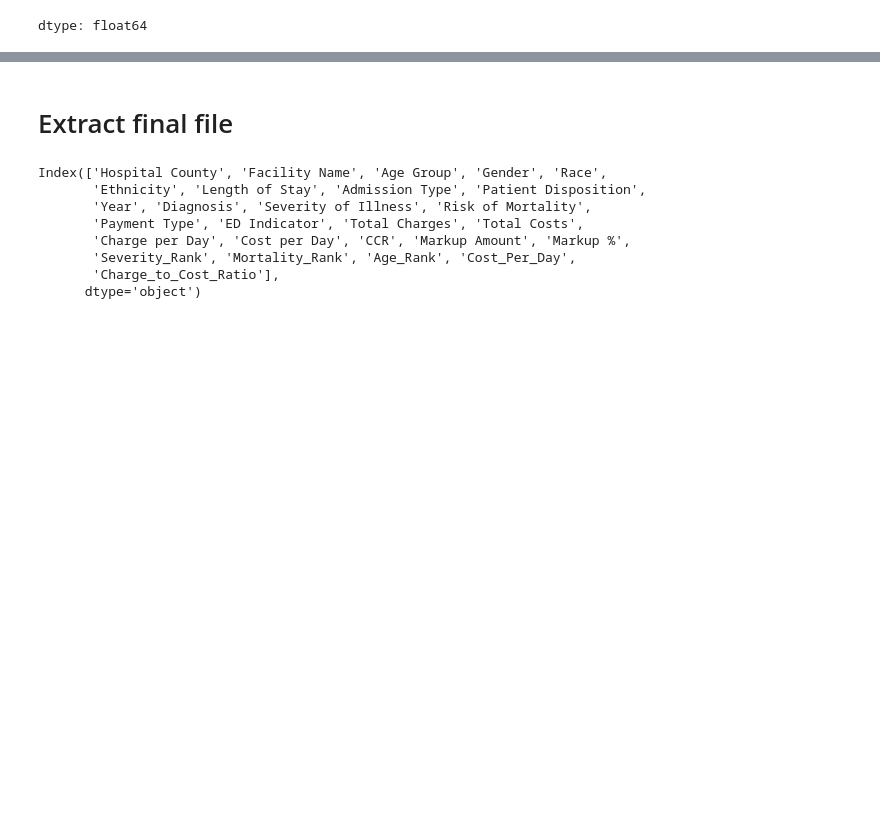
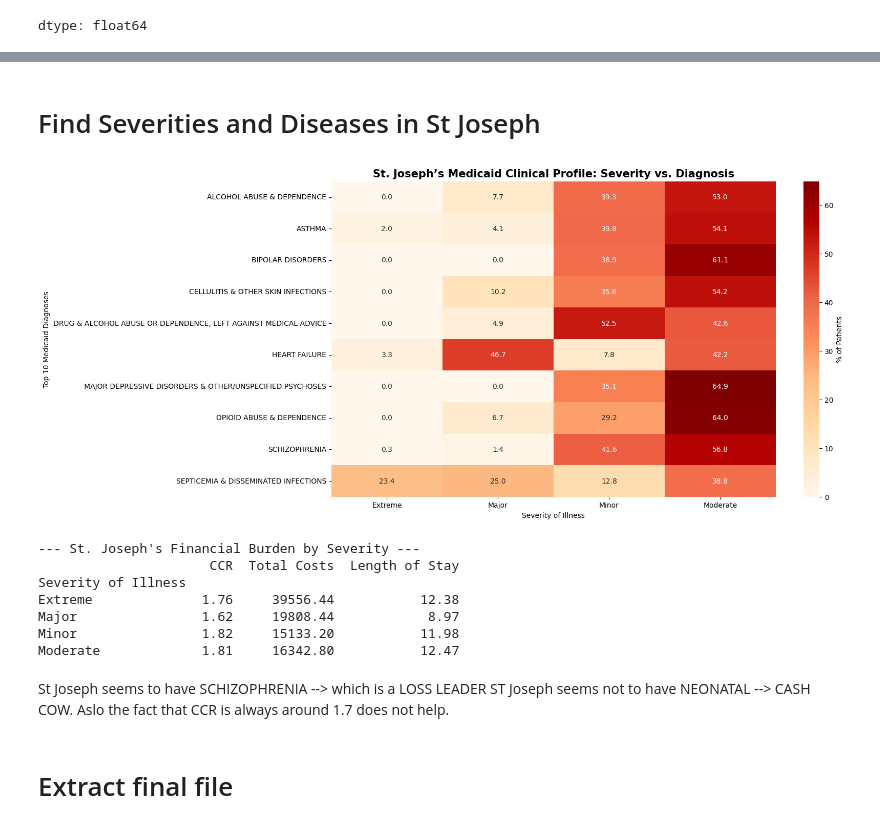
Before and after one commit to kpsalida/HospitalDischarges_Visualization, a Jupyter notebook: viz_eda.ipynb, the cells around one changed output, grey strips where cells are left out. Saved outputs shown, nothing was run; the diff lists cells and outputs as text; code cells hidden in the pictures; blank space fills up the shorter version.

```diff
--- a/viz_eda.ipynb
+++ b/viz_eda.ipynb
@@ -2156,16 +2167,55 @@ dtype: float64
+# %% [markdown]
+# Find Severities and Diseases in St Joseph
+# %%
+
+# 1. Filter for St. Joseph's Medicaid only
+stj_medicaid = df[(df['Payment Type'] == 'Medicaid') &
+                  (df['Facility Name'].str.contains("St. Joseph", na=False))].copy()
+
+# 2. Identify their Top 10 Diagnoses by volume
+stj_top_10 = stj_medicaid['Diagnosis'].value_counts().nlargest(10).index
+stj_subset = stj_medicaid[stj_medicaid['Diagnosis'].isin(stj_top_10)]
+
+# 3. Create the Mix (Cross-tab)
+stj_mix = pd.crosstab(
+    stj_subset['Diagnosis'],
+    stj_subset['Severity of Illness'],
+    normalize='index' # This gives us percentages (0.0 to 1.0)
+) * 100
+
+# 4. Visualization: The Severity Profile
+plt.figure(figsize=(14, 8))
+sns.heatmap(stj_mix, annot=True, fmt=".1f", cmap="OrRd", cbar_kws={'label': '% of Patients'})
+
+plt.title("St. Joseph’s Medicaid Clinical Profile: Severity vs. Diagnosis", fontsize=15, fontweight='bold')
+plt.xlabel("Severity of Illness")
+plt.ylabel("Top 10 Medicaid Diagnoses")
+plt.show()
+
+# 5. Financial Audit of these Severities
+stj_fin = stj_subset.groupby('Severity of Illness').agg({
+    'CCR': 'mean',
+    'Total Costs': 'mean',
+    'Length of Stay': 'mean'
+}).round(2)
+
+print("--- St. Joseph's Financial Burden by Severity ---")
+print(stj_fin)
+# %% [output]
+[figure, added]
+--- St. Joseph's Financial Burden by Severity ---
+                      CCR  Total Costs  Length of Stay
+Severity of Illness
+Extreme              1.76     39556.44           12.38
+Major                1.62     19808.44            8.97
+Minor                1.82     15133.20           11.98
+Moderate             1.81     16342.80           12.47
+# %% [markdown]
+St Joseph seems to have SCHIZOPHRENIA --> which is a LOSS LEADER
+ST Joseph seems not to have NEONATAL --> CASH COW.
+Aslo the fact that CCR is always around 1.7 does not help.
 # %% [markdown]
 # Extract final file
-# %%
-df.columns
-# %% [output]
-Index(['Hospital County', 'Facility Name', 'Age Group', 'Gender', 'Race',
-       'Ethnicity', 'Length of Stay', 'Admission Type', 'Patient Disposition',
-       'Year', 'Diagnosis', 'Severity of Illness', 'Risk of Mortality',
-       'Payment Type', 'ED Indicator', 'Total Charges', 'Total Costs',
-       'Charge per Day', 'Cost per Day', 'CCR', 'Markup Amount', 'Markup %',
-       'Severity_Rank', 'Mortality_Rank', 'Age_Rank', 'Cost_Per_Day',
-       'Charge_to_Cost_Ratio'],
-      dtype='object')
 # %%
 #save file to csv
 #df.to_csv("final_hospital_discharges1819.csv", index=False)
```
Also changed, not shown: parts of 7 cells of this notebook.
